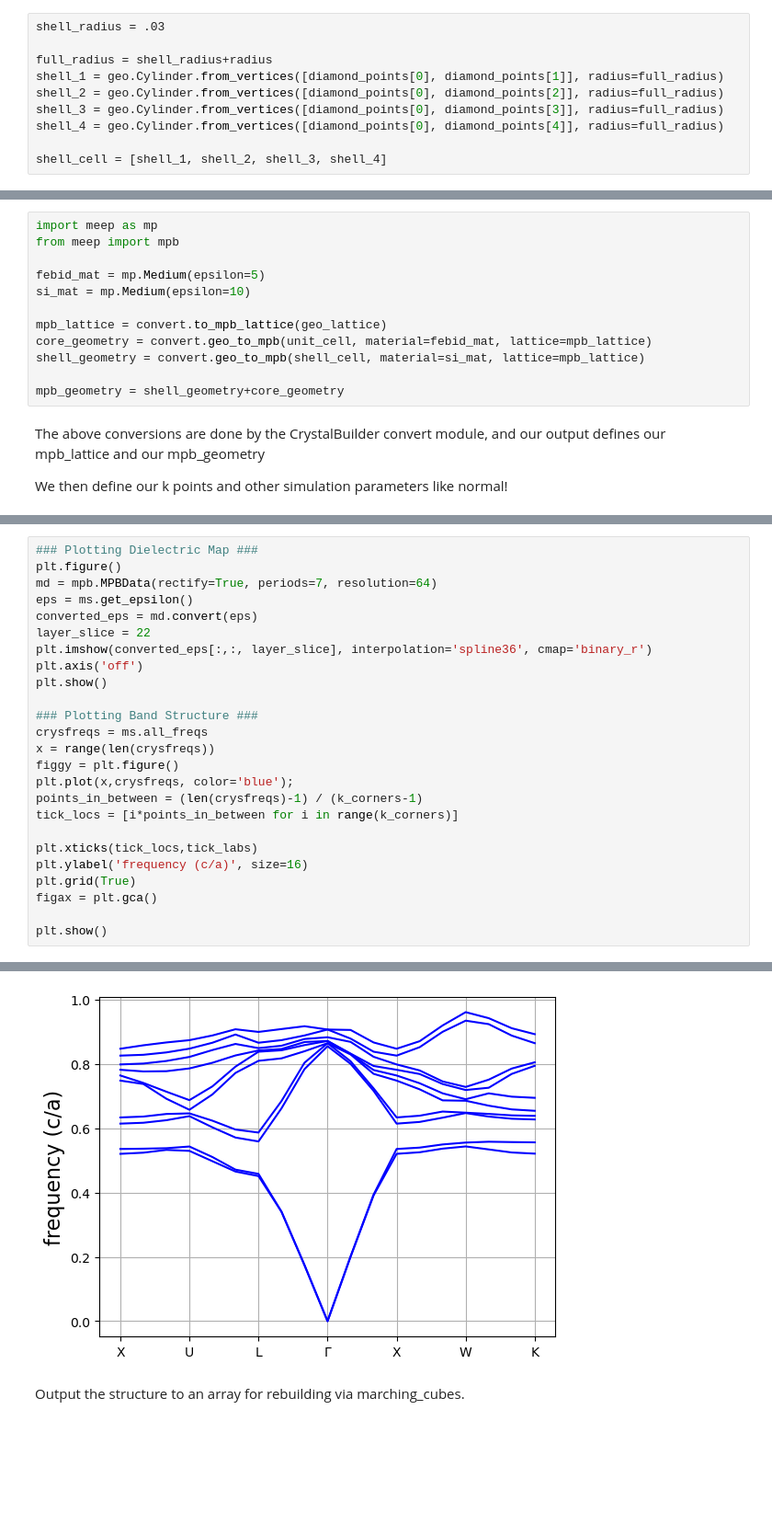
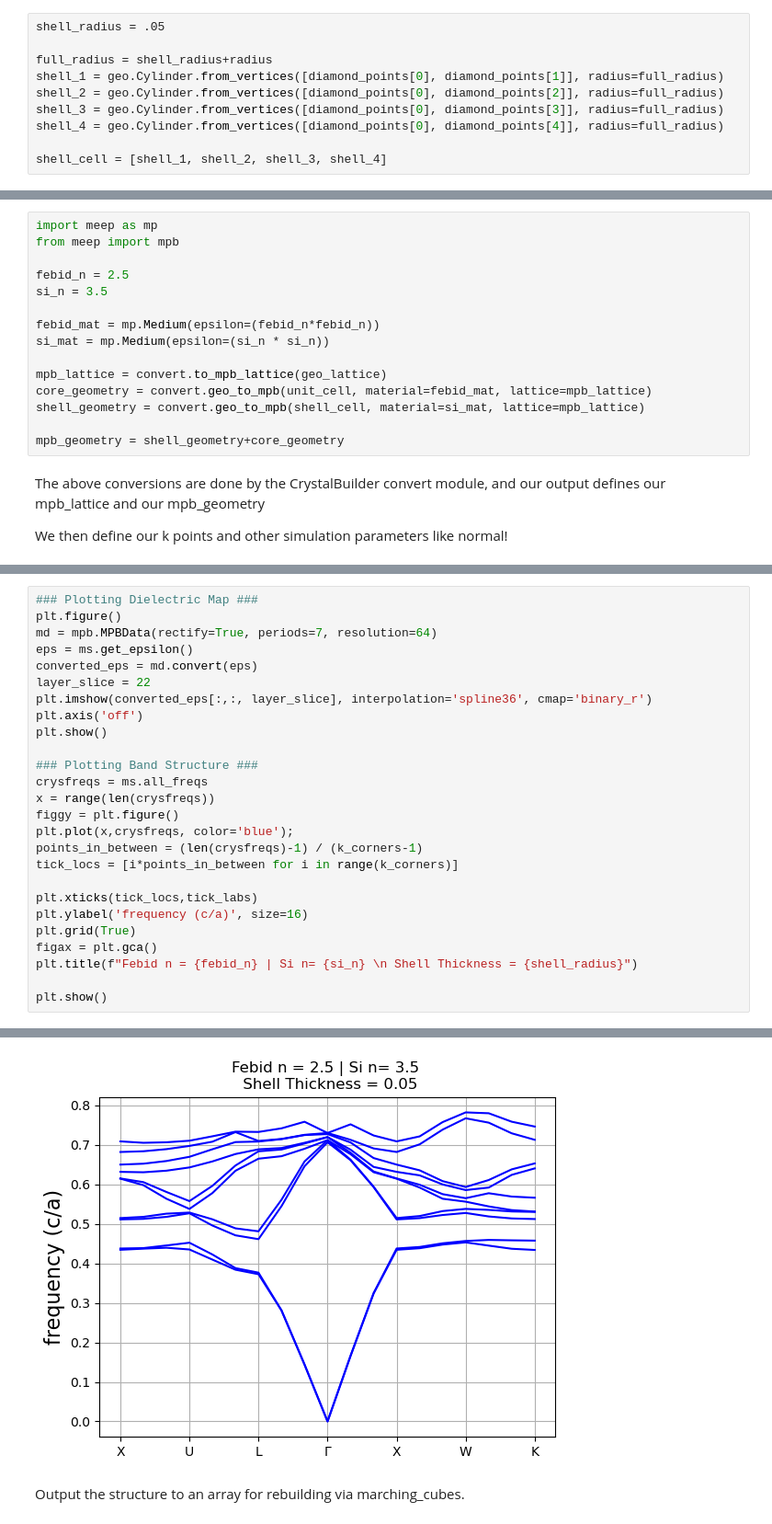
Before and after one commit to bhacha/crystalbuilder, a Jupyter notebook: examples/core_shell_diamond.ipynb, the cells around one changed output, grey strips where cells are left out. Shown at 92% size. Drawn from its saved outputs; the diff is of its cells as text; blank space fills up the shorter version.

```diff
--- a/examples/core_shell_diamond.ipynb
+++ b/examples/core_shell_diamond.ipynb
@@ -54,7 +54,7 @@ unit_cell = [cylinder_1, cylinder_2, cylinder_3, cylinder_4]
 # %% [markdown]
 We then use the same vertices to build the shell, by passing a different value for the radius. Right now, these structures will be independent. When we convert them to MPB objects, one will overwrite the other and form the core-shell structure.
 # %%
-shell_radius = .03
+shell_radius = .05
 
 full_radius = shell_radius+radius
 shell_1 = geo.Cylinder.from_vertices([diamond_points[0], diamond_points[1]], radius=full_radius)
@@ -90,8 +90,11 @@ It looks good, so let's convert to MPB and simulate a band structure.
 import meep as mp
 from meep import mpb
 
-febid_mat = mp.Medium(epsilon=5)
-si_mat = mp.Medium(epsilon=10)
+febid_n = 2.5
+si_n = 3.5
+
+febid_mat = mp.Medium(epsilon=(febid_n*febid_n))
+si_mat = mp.Medium(epsilon=(si_n * si_n))
 
 mpb_lattice = convert.to_mpb_lattice(geo_lattice)
 core_geometry = convert.geo_to_mpb(unit_cell, material=febid_mat, lattice=mpb_lattice)
@@ -173,6 +176,7 @@ plt.xticks(tick_locs,tick_labs)
 plt.ylabel('frequency (c/a)', size=16)
 plt.grid(True)
 figax = plt.gca()
+plt.title(f"Febid n = {febid_n} | Si n= {si_n} \n Shell Thickness = {shell_radius}")
 
 plt.show()
 # %% [output]
@@ -182,4 +186,4 @@ real part range: 1 .. 9.99182
-[figure, old version]
+[figure, new version]
 # %% [markdown]
 Output the structure to an array for rebuilding via marching_cubes.
 # %%
```
Also changed, not shown: parts of 3 cells of this notebook, 3 other files.
